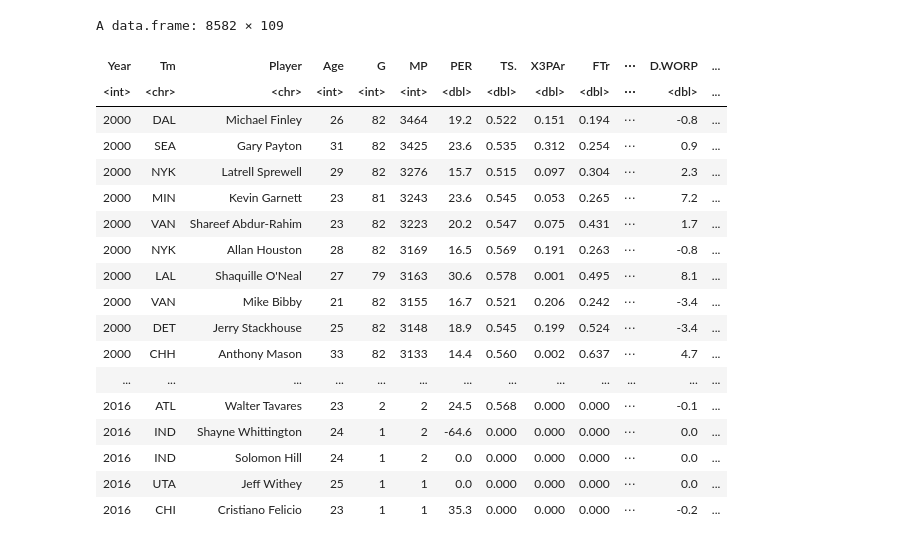
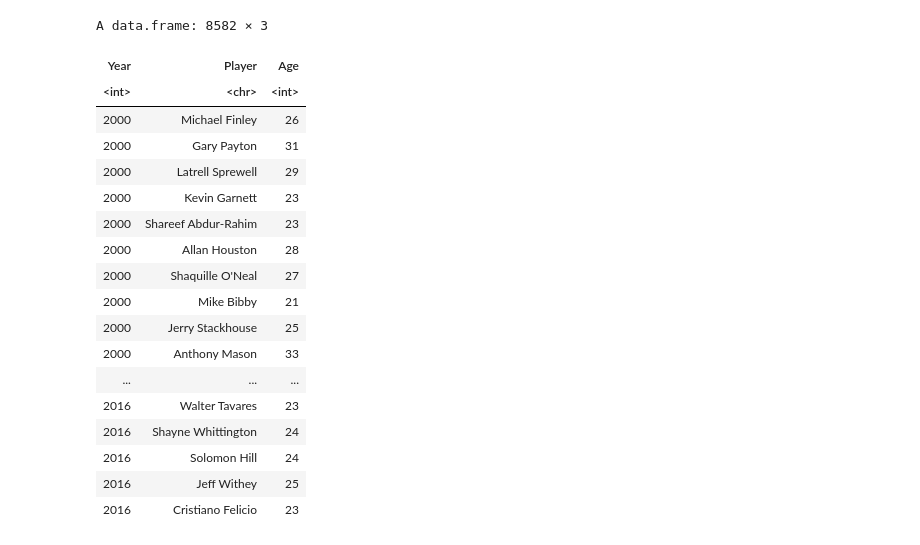
Before and after one commit to RayNguyent/DSCI-100-project, a Jupyter notebook: Untitled.ipynb, the cells around one changed output. Cells and saved outputs as stored; diff of their text form; code cells hidden in the pictures.

```diff
--- a/Untitled.ipynb
+++ b/Untitled.ipynb
@@ -24,30 +5,37 @@ Warning message:
 # %%
-df <- read.csv("https://query.data.world/s/5rsuhhhre47qwwe2ydsyntwrtxgtnr", header=TRUE, stringsAsFactors=FALSE)
-df_2000_2016 <- df %>%
+players <- read.csv("https://query.data.world/s/5rsuhhhre47qwwe2ydsyntwrtxgtnr", header=TRUE, stringsAsFactors=FALSE)
+
+players_filtered <- df %>%
     filter(Year <= 2016 & Year >= 2000) %>%
     filter(Player != "0") %>%
-#     select(Year, Tm, Player, ...)
+    select(Year, Player, Age)
 
-df_2000_2016
+# TODO: Add the remaining Stats to select()
+#       Points, Assists, Rebounds, Field Goal Percentage
+#       Currently, Age is used as a pseudo-stat
+#       Assists = AST%
+
+
+players_filtered
 # %% [output]
-A data.frame: 8582 × 109
+A data.frame: 8582 × 3
-| Year | Tm | Player | Age | G | MP | PER | TS. | X3PAr | FTr | ⋯ | D.WORP | ... |
-| <int> | <chr> | <chr> | <int> | <int> | <int> | <dbl> | <dbl> | <dbl> | <dbl> | ⋯ | <dbl> | ... |
-| 2000 | DAL | Michael Finley | 26 | 82 | 3464 | 19.2 | 0.522 | 0.151 | 0.194 | ⋯ | -0.8 | ... |
-| 2000 | SEA | Gary Payton | 31 | 82 | 3425 | 23.6 | 0.535 | 0.312 | 0.254 | ⋯ | 0.9 | ... |
-| 2000 | NYK | Latrell Sprewell | 29 | 82 | 3276 | 15.7 | 0.515 | 0.097 | 0.304 | ⋯ | 2.3 | ... |
-| 2000 | MIN | Kevin Garnett | 23 | 81 | 3243 | 23.6 | 0.545 | 0.053 | 0.265 | ⋯ | 7.2 | ... |
-| 2000 | VAN | Shareef Abdur-Rahim | 23 | 82 | 3223 | 20.2 | 0.547 | 0.075 | 0.431 | ⋯ | 1.7 | ... |
-| 2000 | NYK | Allan Houston | 28 | 82 | 3169 | 16.5 | 0.569 | 0.191 | 0.263 | ⋯ | -0.8 | ... |
-| 2000 | LAL | Shaquille O'Neal | 27 | 79 | 3163 | 30.6 | 0.578 | 0.001 | 0.495 | ⋯ | 8.1 | ... |
-| 2000 | VAN | Mike Bibby | 21 | 82 | 3155 | 16.7 | 0.521 | 0.206 | 0.242 | ⋯ | -3.4 | ... |
-| 2000 | DET | Jerry Stackhouse | 25 | 82 | 3148 | 18.9 | 0.545 | 0.199 | 0.524 | ⋯ | -3.4 | ... |
-| 2000 | CHH | Anthony Mason | 33 | 82 | 3133 | 14.4 | 0.560 | 0.002 | 0.637 | ⋯ | 4.7 | ... |
-| ... | ... | ... | ... | ... | ... | ... | ... | ... | ... | ... | ... | ... |
-| 2016 | ATL | Walter Tavares | 23 | 2 | 2 | 24.5 | 0.568 | 0.000 | 0.000 | ⋯ | -0.1 | ... |
-| 2016 | IND | Shayne Whittington | 24 | 1 | 2 | -64.6 | 0.000 | 0.000 | 0.000 | ⋯ | 0.0 | ... |
-| 2016 | IND | Solomon Hill | 24 | 1 | 2 | 0.0 | 0.000 | 0.000 | 0.000 | ⋯ | 0.0 | ... |
-| 2016 | UTA | Jeff Withey | 25 | 1 | 1 | 0.0 | 0.000 | 0.000 | 0.000 | ⋯ | 0.0 | ... |
-| 2016 | CHI | Cristiano Felicio | 23 | 1 | 1 | 35.3 | 0.000 | 0.000 | 0.000 | ⋯ | -0.2 | ... |
+| Year | Player | Age |
+| <int> | <chr> | <int> |
+| 2000 | Michael Finley | 26 |
+| 2000 | Gary Payton | 31 |
+| 2000 | Latrell Sprewell | 29 |
+| 2000 | Kevin Garnett | 23 |
+| 2000 | Shareef Abdur-Rahim | 23 |
+| 2000 | Allan Houston | 28 |
+| 2000 | Shaquille O'Neal | 27 |
+| 2000 | Mike Bibby | 21 |
+| 2000 | Jerry Stackhouse | 25 |
+| 2000 | Anthony Mason | 33 |
+| ... | ... | ... |
+| 2016 | Walter Tavares | 23 |
+| 2016 | Shayne Whittington | 24 |
+| 2016 | Solomon Hill | 24 |
+| 2016 | Jeff Withey | 25 |
+| 2016 | Cristiano Felicio | 23 |
 # %%
 all_stars <- read_csv("data/all_stars_2000_2016.csv")
```
Also changed, not shown: parts of 4 cells of this notebook.
